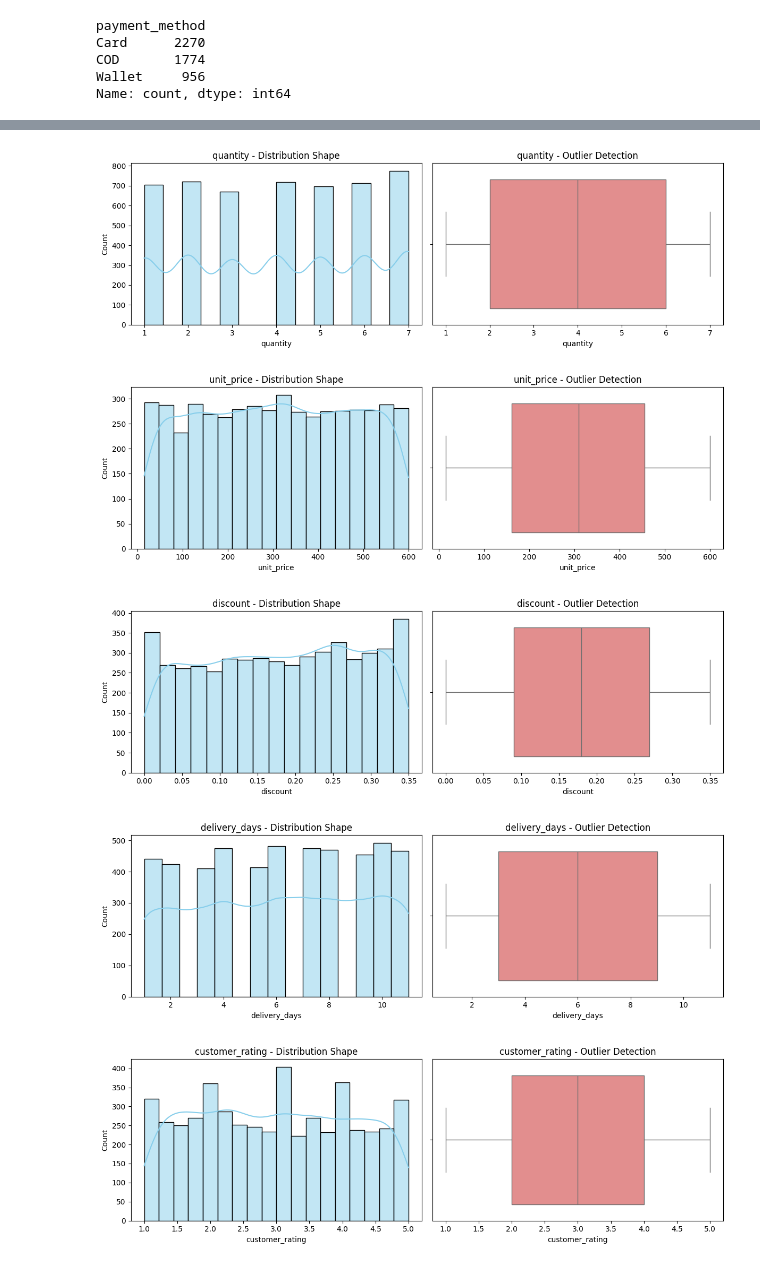
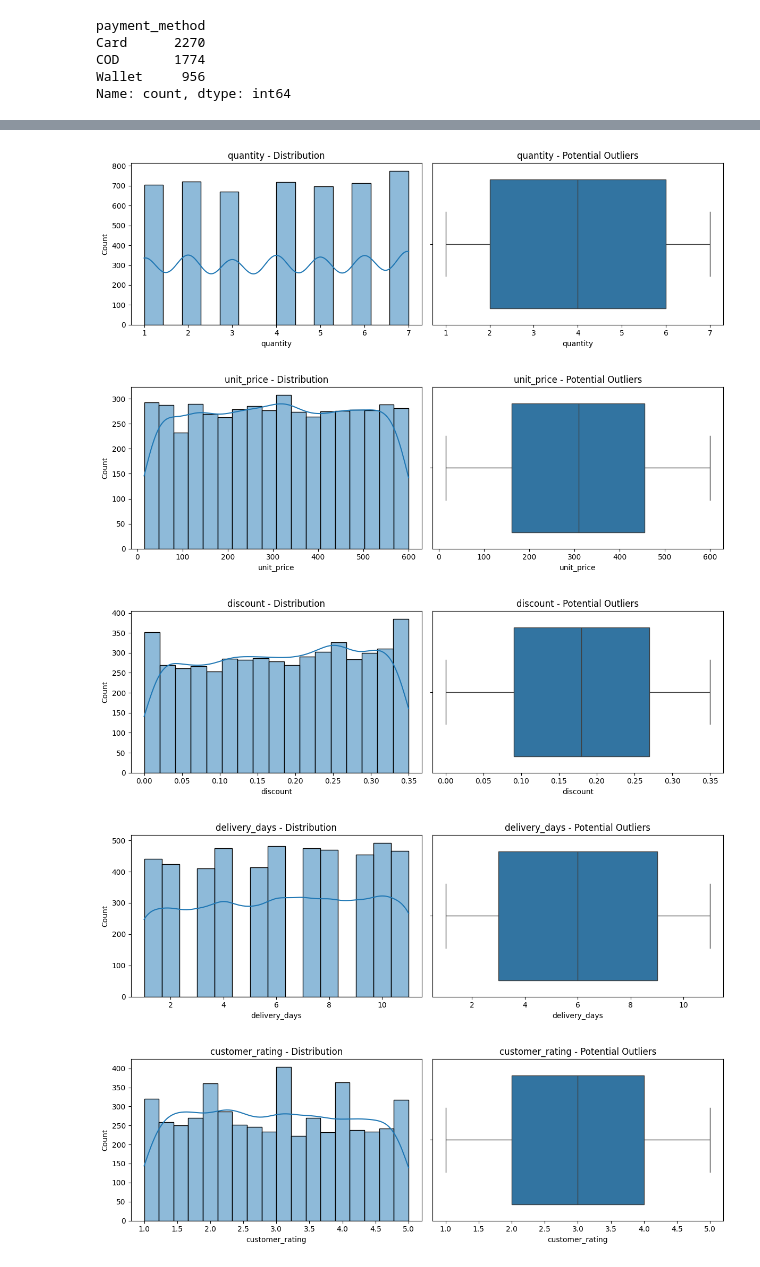
Before and after one commit to navya-kamath/ecommerce-business-analytics, a Jupyter notebook: notebook/Ecommerce_data_analysis.ipynb, the cells around one changed output, grey strips where cells are left out. Saved outputs shown, nothing was run; the diff lists cells and outputs as text; code cells hidden in the pictures.

Commit message:
Completed data cleaning and documentation

```diff
--- a/notebook/Ecommerce_data_analysis.ipynb
+++ b/notebook/Ecommerce_data_analysis.ipynb
@@ -8,2 +20,2 @@ import seaborn as sns
 # %%
-data = pd.read_csv("C:/Coursera/ecommerce-business-analytics/data/ecommerce_sales_analytics_5000.csv")
+data = pd.read_csv("C:/Coursera/ecommerce-business-analytics/data/raw/ecommerce_sales_analytics_5000.csv")
@@ -127,3 +157,11 @@ Card      2270
 COD       1774
 Wallet     956
 Name: count, dtype: int64
+# %%
+#Cross columns consistency
+data['calculated_revenue'] = (data['unit_price']*data['quantity']) *(1- data['discount'])
+data['is_consistent'] = np.isclose(
+    data['revenue'], data['calculated_revenue'], atol=0.01
+)
+
+print(data['is_consistent'].value_counts())
@@ -130,23 +185,39 @@ Name: count, dtype: int64
 # %%
-#Outliers
-numeric_cols = data.select_dtypes(include=['int64', 'float64']).columns
-cols_to_ignore = ['order_id', 'customer_id']
-cols_to_plot = numeric_cols.drop(cols_to_ignore, errors='ignore')
+cols_to_plot = [
+    'quantity',
+    'unit_price',
+    'discount',
+    'delivery_days',
+    'customer_rating',
+    'revenue'
+]
 
 for col in cols_to_plot:
+    if col not in data.columns:
+        continue
+
+    values = data[col].dropna()
+
     fig, axes = plt.subplots(1, 2, figsize=(12, 4))
 
-    sns.histplot(data=data, x=col, kde=True, ax=axes[0], color='skyblue')
-    axes[0].set_title(col + ' - Distribution Shape')
+    sns.histplot(
+        x=values,
+        kde=True,
+        ax=axes[0]
+    )
+    axes[0].set_title(f'{col} - Distribution')
 
-    sns.boxplot(data=data, x=col, ax=axes[1], color='lightcoral')
-    axes[1].set_title(col + ' - Outlier Detection')
+    sns.boxplot(
+        x=values,
+        ax=axes[1]
+    )
+    axes[1].set_title(f'{col} - Potential Outliers')
 
     plt.tight_layout()
     plt.show()
 # %% [output]
-[figure, old version]
+[figure, new version]
-[figure, old version]
+[figure, new version]
-[figure, old version]
+[figure, new version]
-[figure, old version]
+[figure, new version]
-[figure, old version]
+[figure, new version]
```
Also changed, not shown: parts of 22 cells of this notebook, 3 other files.
